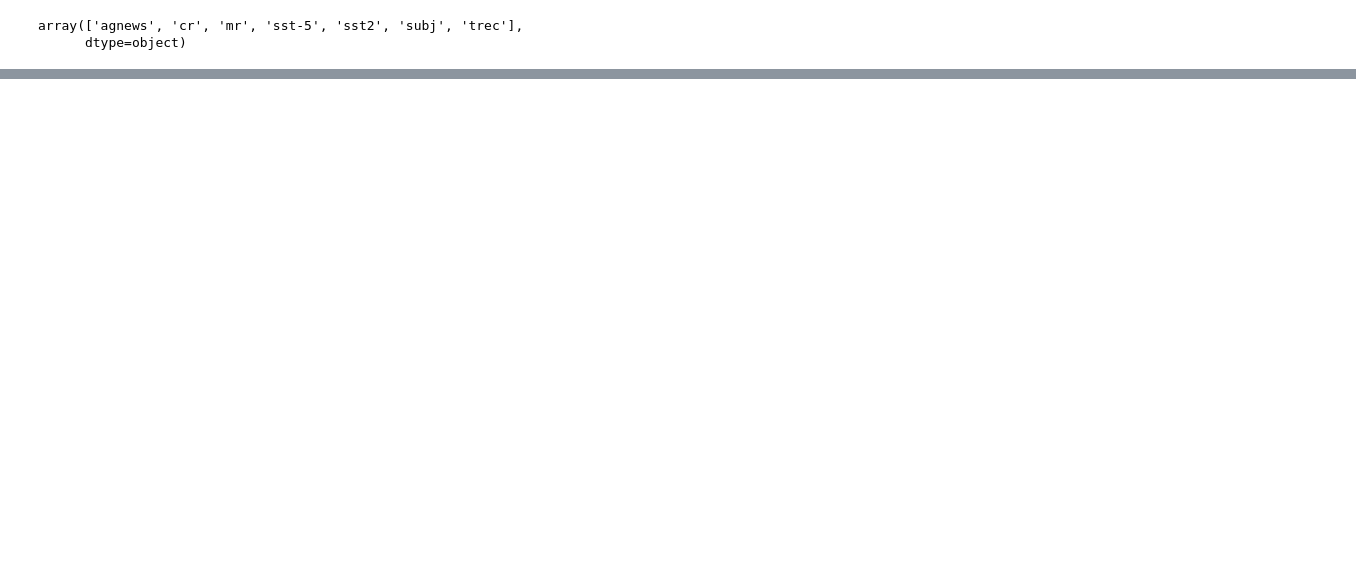
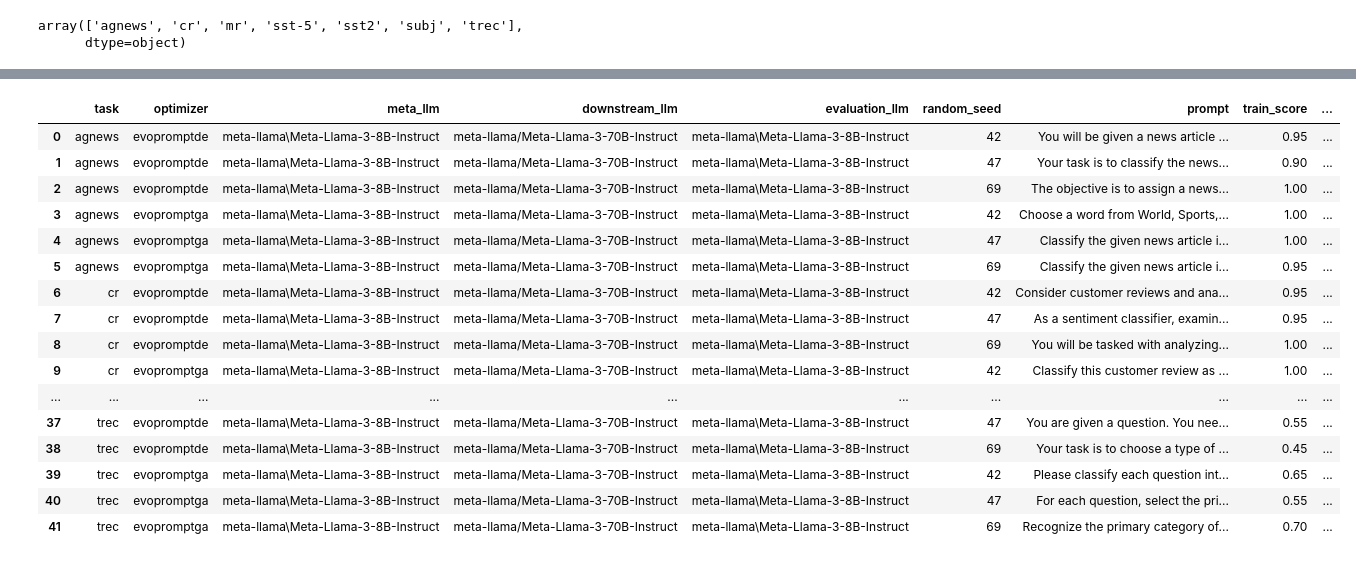
Before and after one commit to finitearth/promptolution, a Jupyter notebook: notebooks/interesting_prompts.ipynb, the cells around one changed output, grey strips where cells are left out. Cells and saved outputs as stored; diff of their text form; code cells hidden in the pictures; blank space fills up the shorter version.

```diff
--- a/notebooks/interesting_prompts.ipynb
+++ b/notebooks/interesting_prompts.ipynb
@@ -230,3 +234,17 @@ df["task"].unique()
 # %% [output]
 array(['agnews', 'cr', 'mr', 'sst-5', 'sst2', 'subj', 'trec'],
       dtype=object)
+# %%
+df1 = read_best_scores("experiment_eval_task_descr")
+
+for task in df1["task"].unique():
+    df = df1[df1["task"]==task]
+
+    df = df[df["downstream_llm"]==r"meta-llama/Meta-Llama-3-70B-Instruct"]
+
+    df.loc[df["meta_llm"]==r"meta-llama\Meta-Llama-3-70B-Instruct", "meta_llm"] = "Llama70B"
+    df.loc[df["meta_llm"]==r"meta-llama\Meta-Llama-3-8B-Instruct", "meta_llm"] = "Llama8B"
+    df.loc[df["optimizer"]=="evopromptde", "optimizer"] = "DE"
+    df.loc[df["optimizer"]=="evopromptga", "optimizer"] = "GA"
+
+    print(df.sort_values("test_score")[["optimizer", "prompt", "test_score"]])
@@ -232,0 +269,20 @@ array(['agnews', 'cr', 'mr', 'sst-5', 'sst2', 'subj', 'trec'],
+# %%
+df1
+# %% [output]
+|  | task | optimizer | meta_llm | downstream_llm | evaluation_llm | random_seed | prompt | train_score | ... |
+| 0 | agnews | evopromptde | meta-llama\Meta-Llama-3-8B-Instruct | meta-llama/Meta-Llama-3-70B-Instruct | meta-llama\Meta-Llama-3-8B-Instruct | 42 | You will be given a news article ... | 0.95 | ... |
+| 1 | agnews | evopromptde | meta-llama\Meta-Llama-3-8B-Instruct | meta-llama/Meta-Llama-3-70B-Instruct | meta-llama\Meta-Llama-3-8B-Instruct | 47 | Your task is to classify the news... | 0.90 | ... |
+| 2 | agnews | evopromptde | meta-llama\Meta-Llama-3-8B-Instruct | meta-llama/Meta-Llama-3-70B-Instruct | meta-llama\Meta-Llama-3-8B-Instruct | 69 | The objective is to assign a news... | 1.00 | ... |
+| 3 | agnews | evopromptga | meta-llama\Meta-Llama-3-8B-Instruct | meta-llama/Meta-Llama-3-70B-Instruct | meta-llama\Meta-Llama-3-8B-Instruct | 42 | Choose a word from World, Sports,... | 1.00 | ... |
+| 4 | agnews | evopromptga | meta-llama\Meta-Llama-3-8B-Instruct | meta-llama/Meta-Llama-3-70B-Instruct | meta-llama\Meta-Llama-3-8B-Instruct | 47 | Classify the given news article i... | 1.00 | ... |
+| 5 | agnews | evopromptga | meta-llama\Meta-Llama-3-8B-Instruct | meta-llama/Meta-Llama-3-70B-Instruct | meta-llama\Meta-Llama-3-8B-Instruct | 69 | Classify the given news article i... | 0.95 | ... |
+| 6 | cr | evopromptde | meta-llama\Meta-Llama-3-8B-Instruct | meta-llama/Meta-Llama-3-70B-Instruct | meta-llama\Meta-Llama-3-8B-Instruct | 42 | Consider customer reviews and ana... | 0.95 | ... |
+| 7 | cr | evopromptde | meta-llama\Meta-Llama-3-8B-Instruct | meta-llama/Meta-Llama-3-70B-Instruct | meta-llama\Meta-Llama-3-8B-Instruct | 47 | As a sentiment classifier, examin... | 0.95 | ... |
+| 8 | cr | evopromptde | meta-llama\Meta-Llama-3-8B-Instruct | meta-llama/Meta-Llama-3-70B-Instruct | meta-llama\Meta-Llama-3-8B-Instruct | 69 | You will be tasked with analyzing... | 1.00 | ... |
+| 9 | cr | evopromptga | meta-llama\Meta-Llama-3-8B-Instruct | meta-llama/Meta-Llama-3-70B-Instruct | meta-llama\Meta-Llama-3-8B-Instruct | 42 | Classify this customer review as ... | 1.00 | ... |
+| ... | ... | ... | ... | ... | ... | ... | ... | ... | ... |
+| 37 | trec | evopromptde | meta-llama\Meta-Llama-3-8B-Instruct | meta-llama/Meta-Llama-3-70B-Instruct | meta-llama\Meta-Llama-3-8B-Instruct | 47 | You are given a question. You nee... | 0.55 | ... |
+| 38 | trec | evopromptde | meta-llama\Meta-Llama-3-8B-Instruct | meta-llama/Meta-Llama-3-70B-Instruct | meta-llama\Meta-Llama-3-8B-Instruct | 69 | Your task is to choose a type of ... | 0.45 | ... |
+| 39 | trec | evopromptga | meta-llama\Meta-Llama-3-8B-Instruct | meta-llama/Meta-Llama-3-70B-Instruct | meta-llama\Meta-Llama-3-8B-Instruct | 42 | Please classify each question int... | 0.65 | ... |
+| 40 | trec | evopromptga | meta-llama\Meta-Llama-3-8B-Instruct | meta-llama/Meta-Llama-3-70B-Instruct | meta-llama\Meta-Llama-3-8B-Instruct | 47 | For each question, select the pri... | 0.55 | ... |
+| 41 | trec | evopromptga | meta-llama\Meta-Llama-3-8B-Instruct | meta-llama/Meta-Llama-3-70B-Instruct | meta-llama\Meta-Llama-3-8B-Instruct | 69 | Recognize the primary category of... | 0.70 | ... |
```
Also changed, not shown: parts of 3 cells of this notebook, 1 other file.
